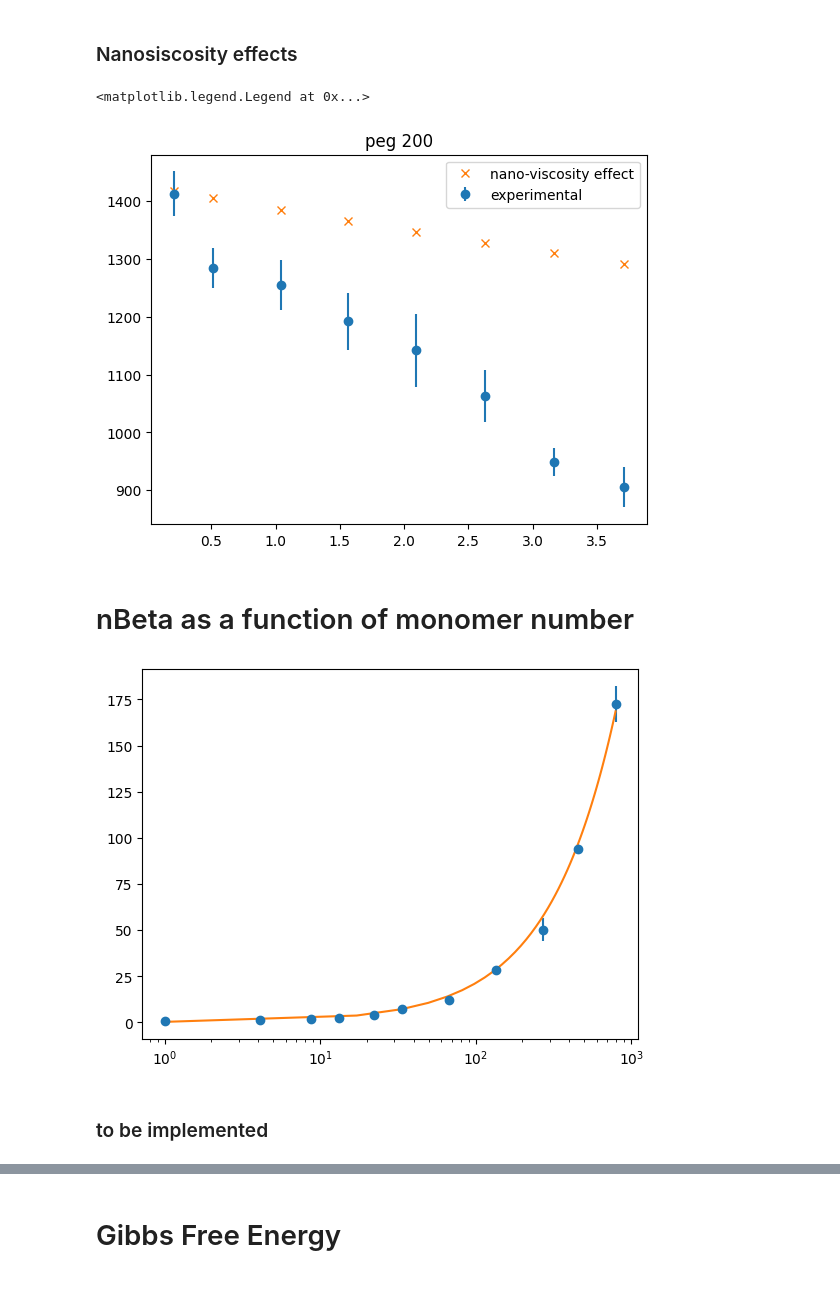
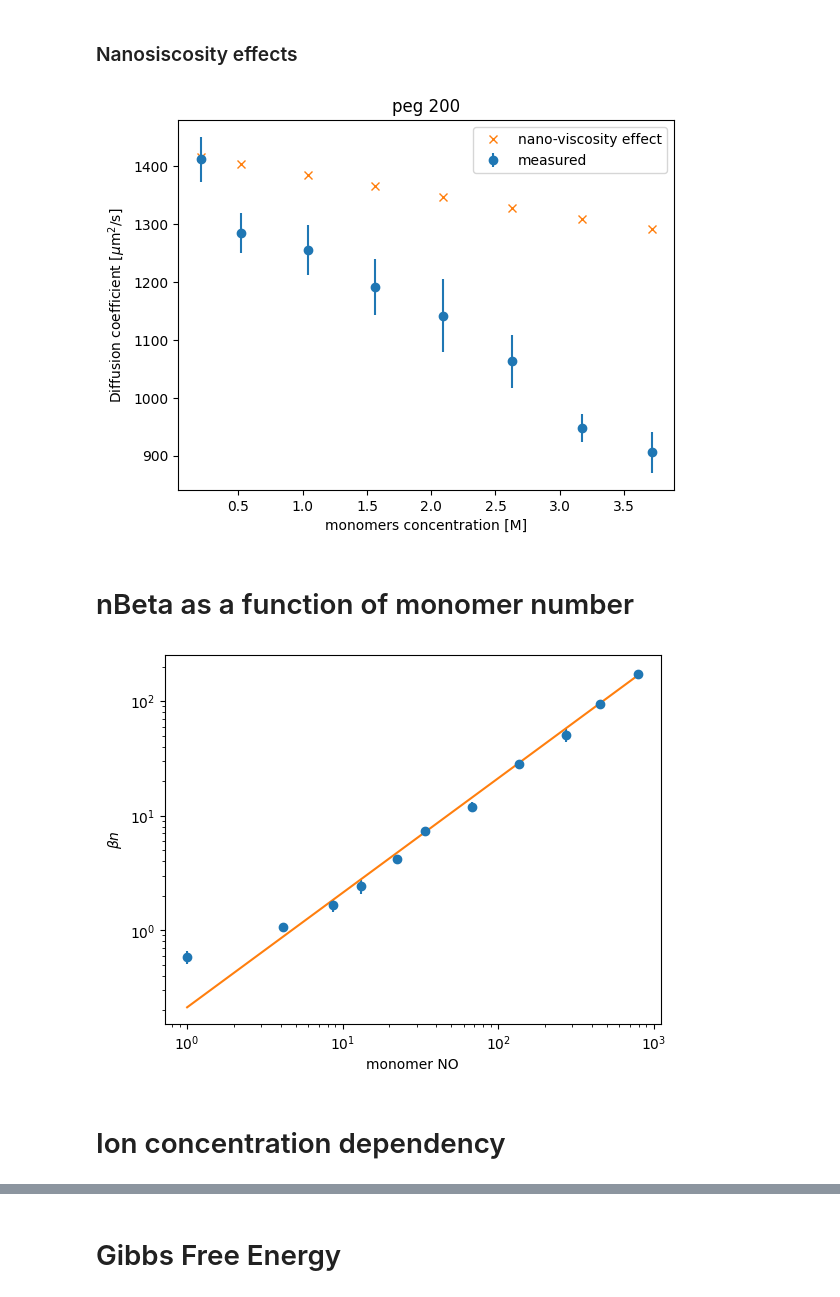
Before and after one commit to antonilis/molecular_crowding, a Jupyter notebook: plots.ipynb, the cells around one changed output, grey strips where cells are left out. Saved outputs shown, nothing was run; the diff lists cells and outputs as text; code cells hidden in the pictures.

```diff
--- a/plots.ipynb
+++ b/plots.ipynb
@@ -97,27 +97,33 @@ D_measured, D_measured_err = uts.get_float_uncertainty(peg200['D_Na_uf_[um2/s]']
 D_viscosity = peg200['D_Na_[um2/s] corr']
 
 
-plt.errorbar( peg200['monomers concentration [M]'] , D_measured, yerr=D_measured_err, fmt='o', label='experimental')
+plt.errorbar( peg200['monomers concentration [M]'] , D_measured, yerr=D_measured_err, fmt='o', label='measured')
 plt.plot( peg200['monomers concentration [M]'] , D_viscosity, 'x',  label='nano-viscosity effect')
 plt.title('peg 200')
+plt.xlabel('monomers concentration [M]')
+plt.ylabel(r'Diffusion coefficient [$\mu$m$^2$/s]')
 plt.legend()
+plt.savefig('./plots/plots_for_publication/nanoviscosity_effect.png', dpi=600)
 # %% [output]
-<matplotlib.legend.Legend at 0x...>
-[figure, old version]
+[figure, new version]
 # %% [markdown]
 # nBeta as a function of monomer number
 # %%
 x = df['No_mono'].unique()
 y, y_err = uts.get_float_uncertainty(df['n Beta [1/M]'].unique())
 
 a = np.dot(x, y) / np.dot(x, x)
 
 x_int = np.linspace(min(x), max(x))
 
 plt.errorbar(x, y, y_err, fmt='o', label='experimental')
 plt.plot(x_int, a * x_int)
+plt.xlabel('monomer NO')
+plt.ylabel(r'$\beta n$')
 plt.xscale('log')
+plt.yscale('log')
+plt.savefig('./plots/plots_for_publication/Bn_mon_NO.png', dpi=600)
 # %% [output]
-[figure, old version]
+[figure, new version]
 # %% [markdown]
-### to be implemented
+# Ion concentration dependency
```
Also changed, not shown: parts of 48 cells of this notebook, 45 other files.
